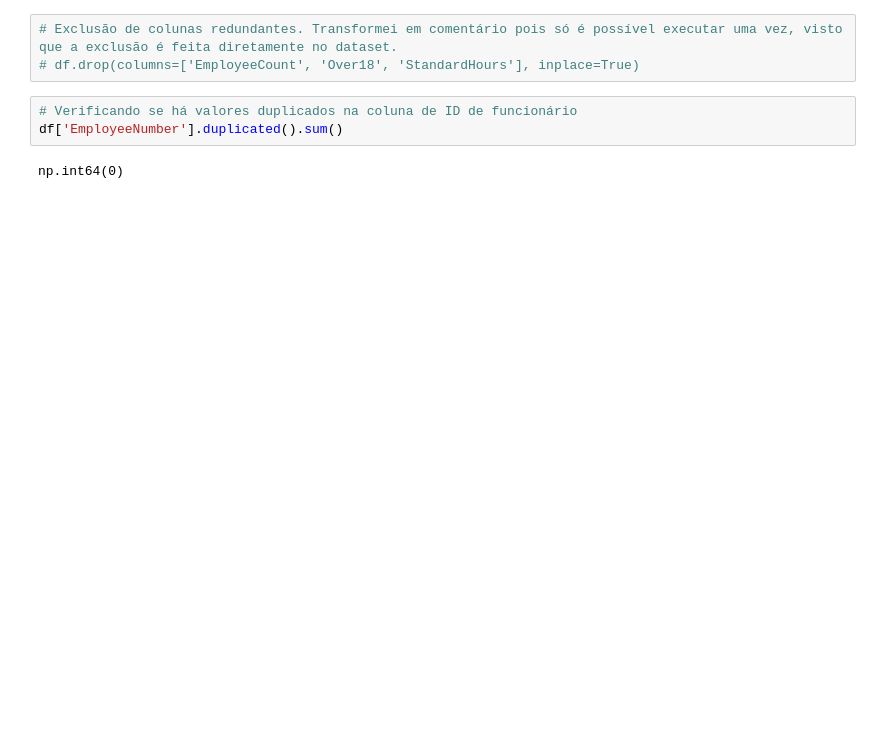
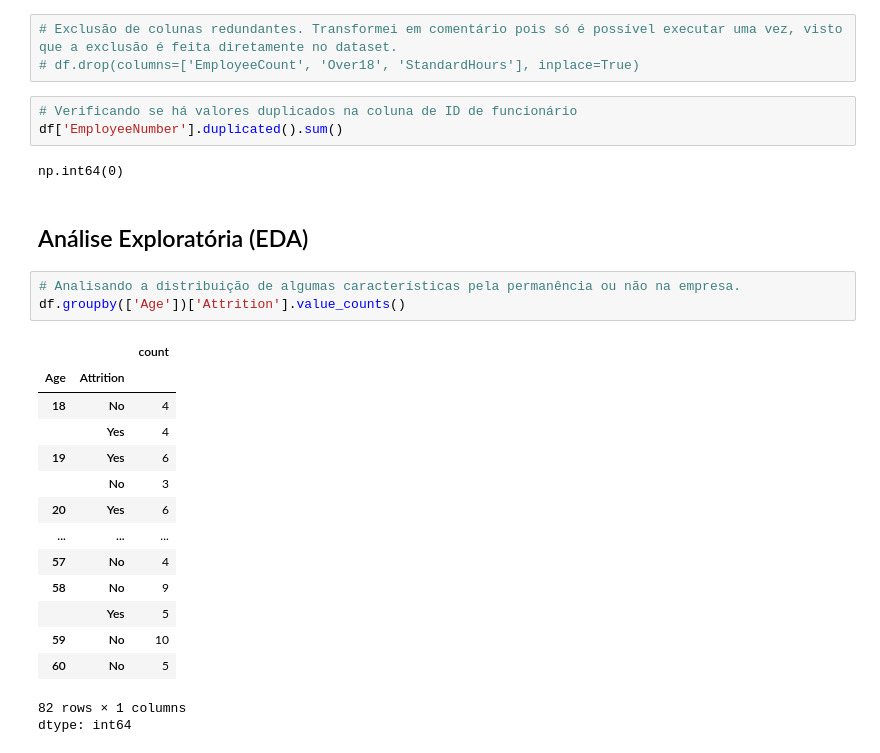
Before and after one commit to marianamartins228/ProjetoBootcampRestart2025, a Jupyter notebook: Projeto_Bootcamp_Restart_Data_Girls_2025.ipynb, the cells around one changed output. Cells and saved outputs as stored; diff of their text form; blank space fills up the shorter version.

```diff
--- a/Projeto_Bootcamp_Restart_Data_Girls_2025.ipynb
+++ b/Projeto_Bootcamp_Restart_Data_Girls_2025.ipynb
@@ -71,3 +94,24 @@ None
 df['EmployeeNumber'].duplicated().sum()
 # %% [output]
 np.int64(0)
+# %% [markdown]
+## Análise Exploratória (EDA)
+# %%
+# Analisando a distribuição de algumas características pela permanência ou não na empresa.
+df.groupby(['Age'])['Attrition'].value_counts()
+# %% [output]
+|  |  | count |
+| Age | Attrition |  |
+| 18 | No | 4 |
+|  | Yes | 4 |
+| 19 | Yes | 6 |
+|  | No | 3 |
+| 20 | Yes | 6 |
+| ... | ... | ... |
+| 57 | No | 4 |
+| 58 | No | 9 |
+|  | Yes | 5 |
+| 59 | No | 10 |
+| 60 | No | 5 |
+82 rows × 1 columns
+dtype: int64
```
Also changed, not shown: parts of 4 cells of this notebook.
